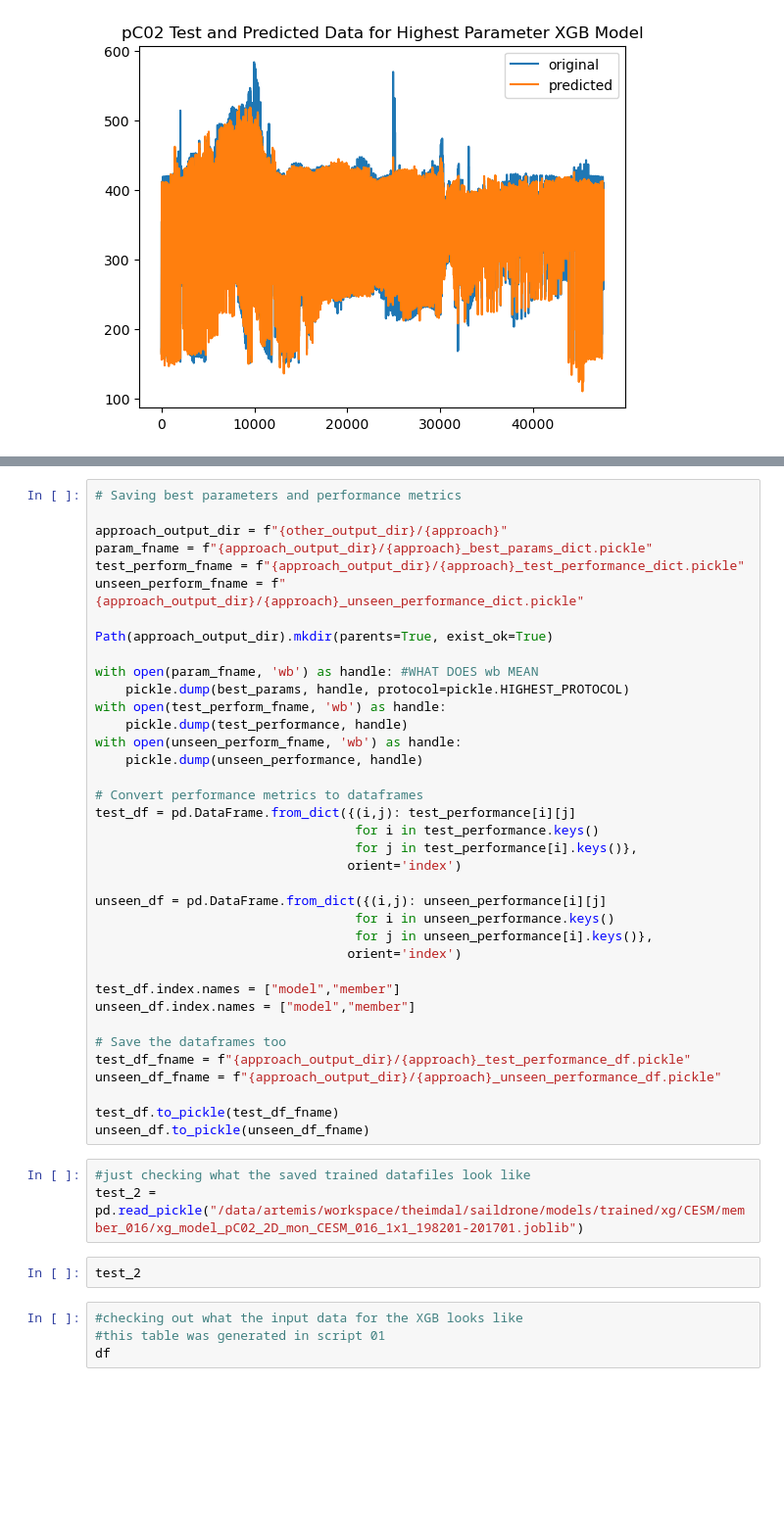
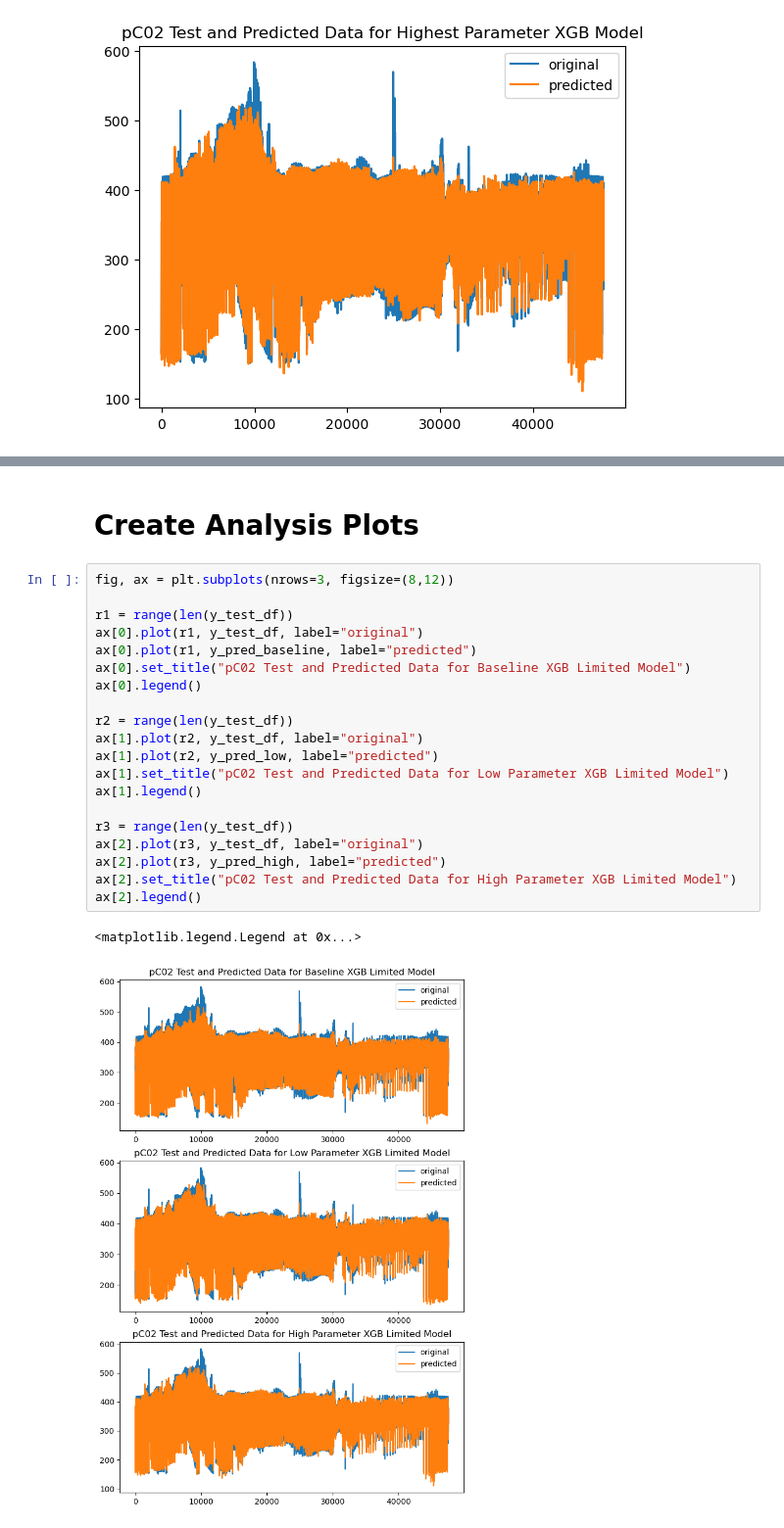
Before and after one commit to juliasimpson97/MLEE-final-project, a Jupyter notebook: models/XGB.ipynb, the cells around one changed output, grey strips where cells are left out. Shown at 98% size. Cells and saved outputs as stored; diff of their text form; blank space fills up the shorter version.

```diff
--- a/models/XGB.ipynb
+++ b/models/XGB.ipynb
@@ -466,46 +242,25 @@ DS_recon = df[['net_mask','combined_mask','pCO2_DIC','pCO2_DIC_recon','pCO2_DIC_
-# %%
-# Saving best parameters and performance metrics
-
-approach_output_dir = f"{other_output_dir}/{approach}"
-param_fname = f"{approach_output_dir}/{approach}_best_params_dict.pickle"
-test_perform_fname = f"{approach_output_dir}/{approach}_test_performance_dict.pickle"
-unseen_perform_fname = f"{approach_output_dir}/{approach}_unseen_performance_dict.pickle"
-
-Path(approach_output_dir).mkdir(parents=True, exist_ok=True)
-
-with open(param_fname, 'wb') as handle: #WHAT DOES wb MEAN
-    pickle.dump(best_params, handle, protocol=pickle.HIGHEST_PROTOCOL)
-with open(test_perform_fname, 'wb') as handle:
-    pickle.dump(test_performance, handle)
-with open(unseen_perform_fname, 'wb') as handle:
-    pickle.dump(unseen_performance, handle)
-
-# Convert performance metrics to dataframes
-test_df = pd.DataFrame.from_dict({(i,j): test_performance[i][j]
-                                  for i in test_performance.keys()
-                                  for j in test_performance[i].keys()},
-                                 orient='index')
-
-unseen_df = pd.DataFrame.from_dict({(i,j): unseen_performance[i][j]
-                                  for i in unseen_performance.keys()
-                                  for j in unseen_performance[i].keys()},
-                                 orient='index')
-
-test_df.index.names = ["model","member"]
-unseen_df.index.names = ["model","member"]
-
-# Save the dataframes too
-test_df_fname = f"{approach_output_dir}/{approach}_test_performance_df.pickle"
-unseen_df_fname = f"{approach_output_dir}/{approach}_unseen_performance_df.pickle"
-
-test_df.to_pickle(test_df_fname)
-unseen_df.to_pickle(unseen_df_fname)
-# %%
-#just checking what the saved trained datafiles look like
-test_2 = pd.read_pickle("/data/artemis/workspace/theimdal/saildrone/models/trained/xg/CESM/member_016/xg_model_pC02_2D_mon_CESM_016_1x1_198201-201701.joblib")
-# %%
-test_2
-# %%
-#checking out what the input data for the XGB looks like
-#this table was generated in script 01
-df
+# %% [markdown]
+# Create Analysis Plots
+# %%
+fig, ax = plt.subplots(nrows=3, figsize=(8,12))
+
+r1 = range(len(y_test_df))
+ax[0].plot(r1, y_test_df, label="original")
+ax[0].plot(r1, y_pred_baseline, label="predicted")
+ax[0].set_title("pC02 Test and Predicted Data for Baseline XGB Limited Model")
+ax[0].legend()
+
+r2 = range(len(y_test_df))
+ax[1].plot(r2, y_test_df, label="original")
+ax[1].plot(r2, y_pred_low, label="predicted")
+ax[1].set_title("pC02 Test and Predicted Data for Low Parameter XGB Limited Model")
+ax[1].legend()
+
+r3 = range(len(y_test_df))
+ax[2].plot(r3, y_test_df, label="original")
+ax[2].plot(r3, y_pred_high, label="predicted")
+ax[2].set_title("pC02 Test and Predicted Data for High Parameter XGB Limited Model")
+ax[2].legend()
+# %% [output]
+<matplotlib.legend.Legend at 0x...>
+[figure, added]
```
Also changed, not shown: parts of 70 cells of this notebook.
